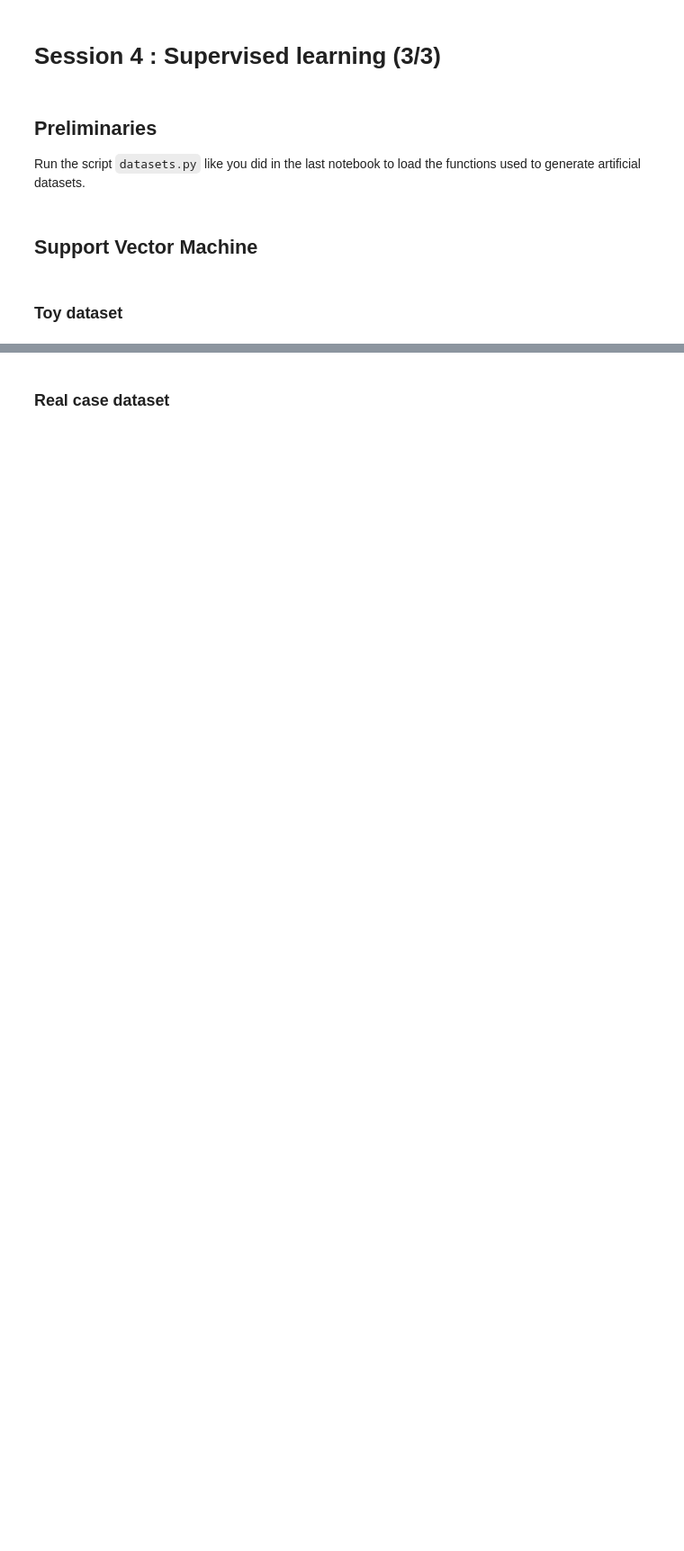
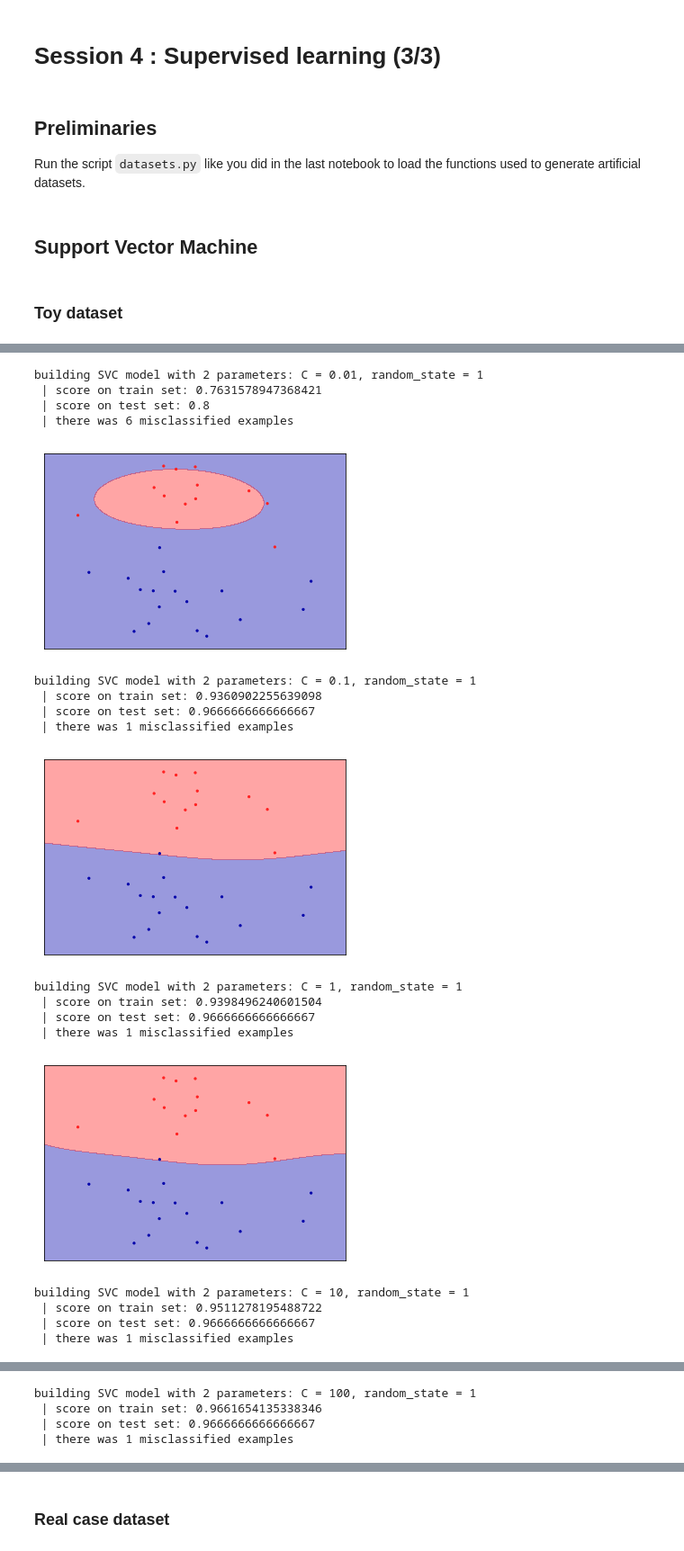
Before and after one commit to RaphaelChevasson/data-analysis, a Jupyter notebook: session-4/session-4.ipynb, the cells around one changed output, grey strips where cells are left out. Shown: that part at 90% size. Cells and saved outputs as stored; diff of their text form; code cells hidden in the pictures; blank space fills up the shorter version.

```diff
--- a/session-4/session-4.ipynb
+++ b/session-4/session-4.ipynb
@@ -43,7 +103,34 @@ figure = plt.figure()
 # %%
 # train 5 other SVM with a modified value for the penalty and
 # plot the decision boundary for each one.
 # explain the effect of this parameter (what happend if we
 # increase/decrease it ?)
 # Do you think it can help to prevent underfitting or
 # overfitting ?
+for C in [10**i for i in range(-2, 3)]:
+    model = fit_and_score(SVC, X_train, X_test, y_train, y_test, C=C, random_state=1)
+    s = model.score(X_test, y_test)
+    print(" | there was {} misclassified examples".format(int(round((1-s)*len(X_test)))))
+    plt.figure()
+    plot_2d_separator(model, X_test, y_test, fill=True, eps=0.5, alpha=0.4)
+    plt.show()
+# %% [output]
+building SVC model with 2 parameters: C = 0.01, random_state = 1
+ | score on train set: 0.7631578947368421
+ | score on test set: 0.8
+ | there was 6 misclassified examples
+[figure, added]
+building SVC model with 2 parameters: C = 0.1, random_state = 1
+ | score on train set: 0.9360902255639098
+ | score on test set: 0.9666666666666667
+ | there was 1 misclassified examples
+[figure, added]
+building SVC model with 2 parameters: C = 1, random_state = 1
+ | score on train set: 0.9398496240601504
+ | score on test set: 0.9666666666666667
+ | there was 1 misclassified examples
+[figure, added]
+building SVC model with 2 parameters: C = 10, random_state = 1
+ | score on train set: 0.9511278195488722
+ | score on test set: 0.9666666666666667
+ | there was 1 misclassified examples
@@ -49,0 +138,4 @@ figure = plt.figure()
+building SVC model with 2 parameters: C = 100, random_state = 1
+ | score on train set: 0.9661654135338346
+ | score on test set: 0.9666666666666667
+ | there was 1 misclassified examples
```
Also changed, not shown: parts of 19 cells of this notebook, 2 other files.
